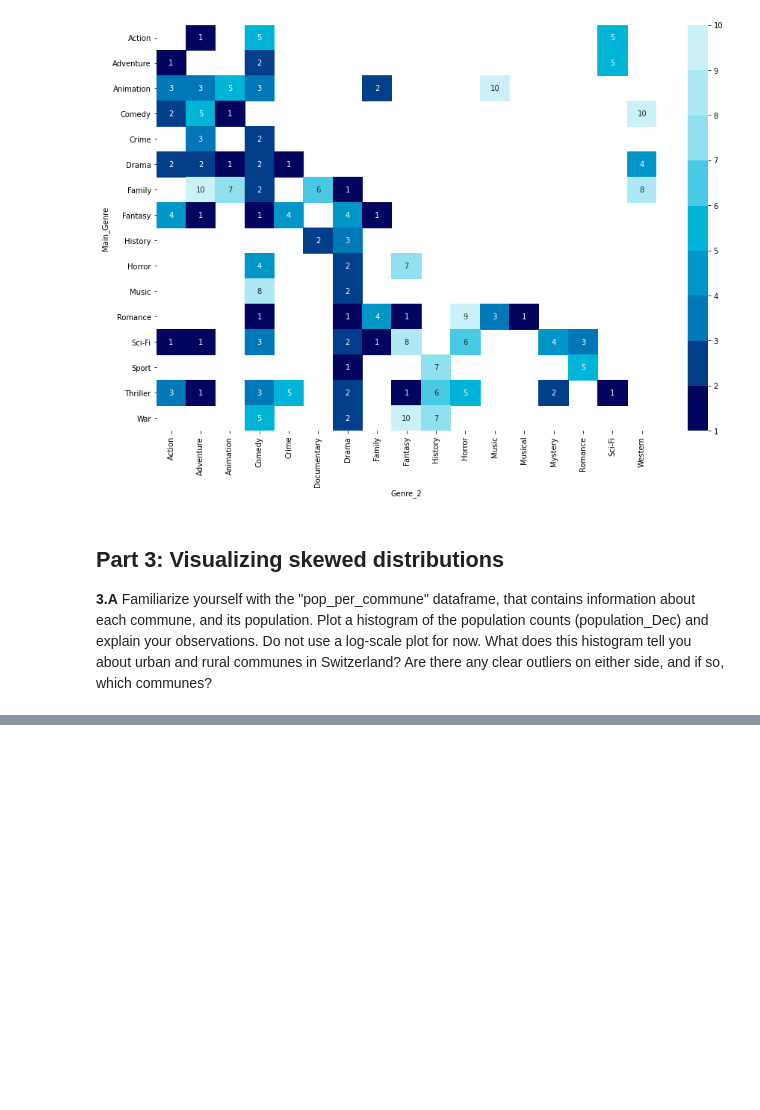
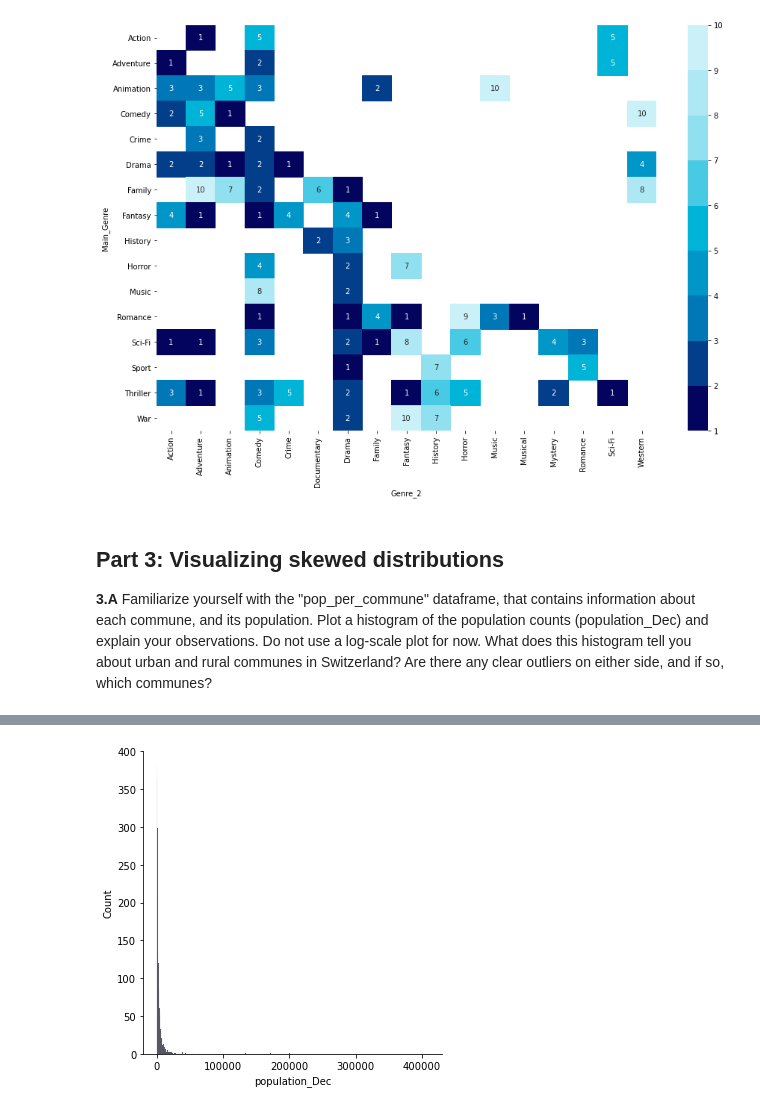
Before and after one commit to nourGhribi/2020, a Jupyter notebook: Tutorials/02 - Data viz and data from the web/Becoming a DataVizard exercise.ipynb, the cells around one changed output, grey strips where cells are left out. Drawn from its saved outputs; the diff is of its cells as text; code cells hidden in the pictures; blank space fills up the shorter version.

```diff
--- a/Tutorials/02 - Data viz and data from the web/Becoming a DataVizard exercise.ipynb
+++ b/Tutorials/02 - Data viz and data from the web/Becoming a DataVizard exercise.ipynb
@@ -374,3 +381,7 @@ __3.A__ Familiarize yourself with the "pop_per_commune" dataframe, that contains
+# %%
+ax = sns.displot(pop_per_commune.population_Dec)
+# %% [output]
+[figure, added]
 # %% [markdown]
 
 
```
Also changed, not shown: parts of 9 cells of this notebook.
